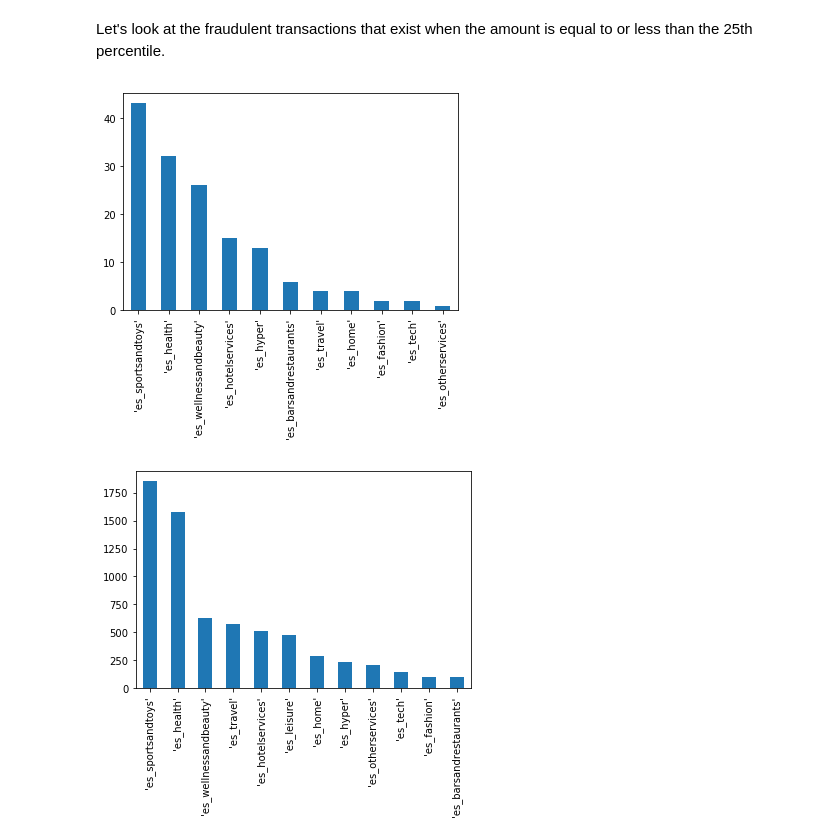
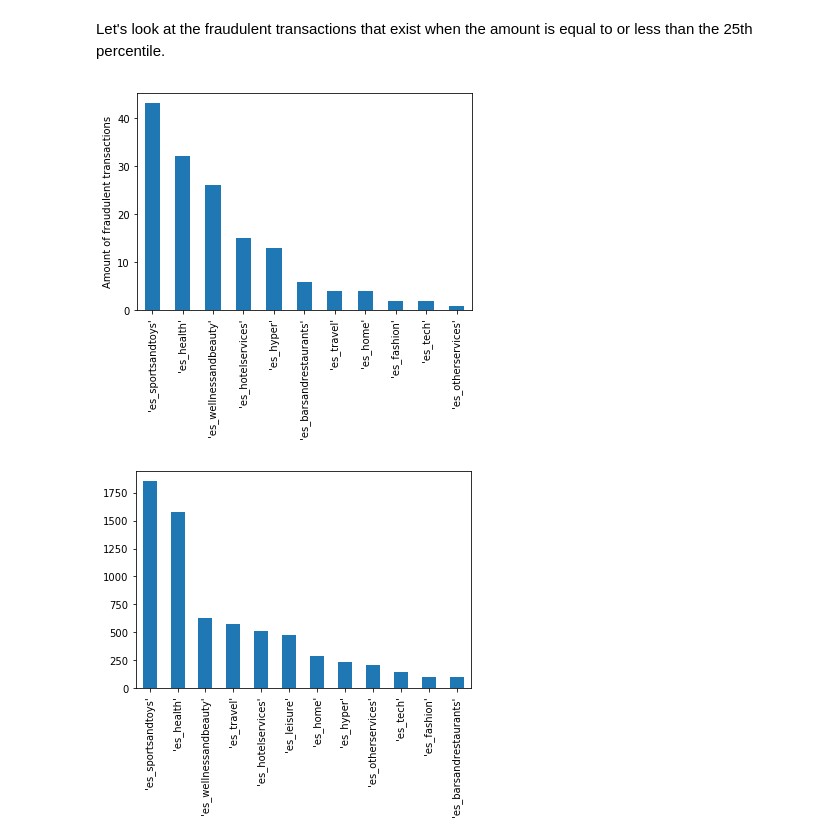
Before and after one commit to timigod/mlnd-capstone, a Jupyter notebook: fraud_detection.ipynb, the cells around one changed output. Saved outputs shown, nothing was run; the diff lists cells and outputs as text; code cells hidden in the pictures.

```diff
--- a/fraud_detection.ipynb
+++ b/fraud_detection.ipynb
@@ -183,11 +180,12 @@ Let's look at the fraudulent transactions that exist when the amount is equal to
 # %%
 df_25_below = df[df.amount <= 12.74]
 df_25_below_fraud = df_25_below[df_25_below['fraud']==1]
 
 pd.value_counts(df_25_below_fraud['category']).plot.bar()
+plt.ylabel('Amount of fraudulent transactions')
 plt.show()
 # %% [output]
-[figure, old version]
+[figure, new version]
 # %%
 pd.value_counts(df_75_fraud['category']).plot.bar()
 plt.show()
```
Also changed, not shown: parts of 2 cells of this notebook, 1 other file.
